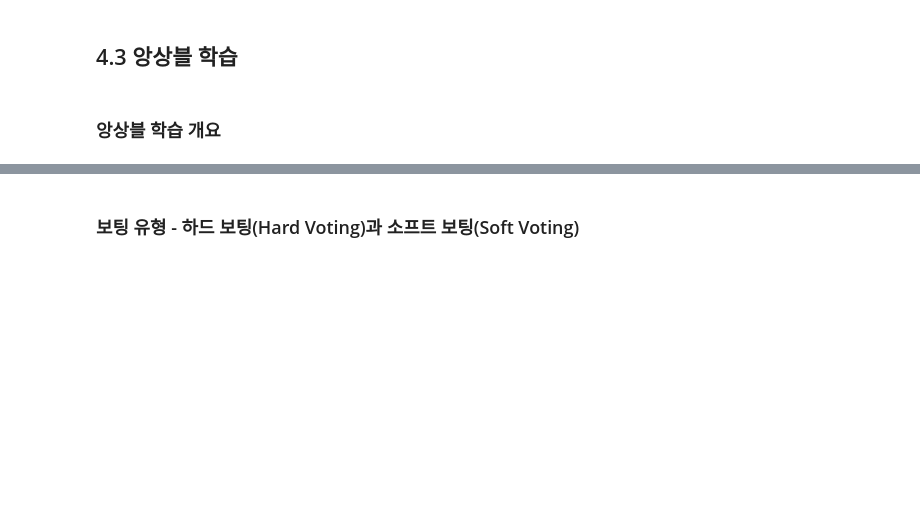
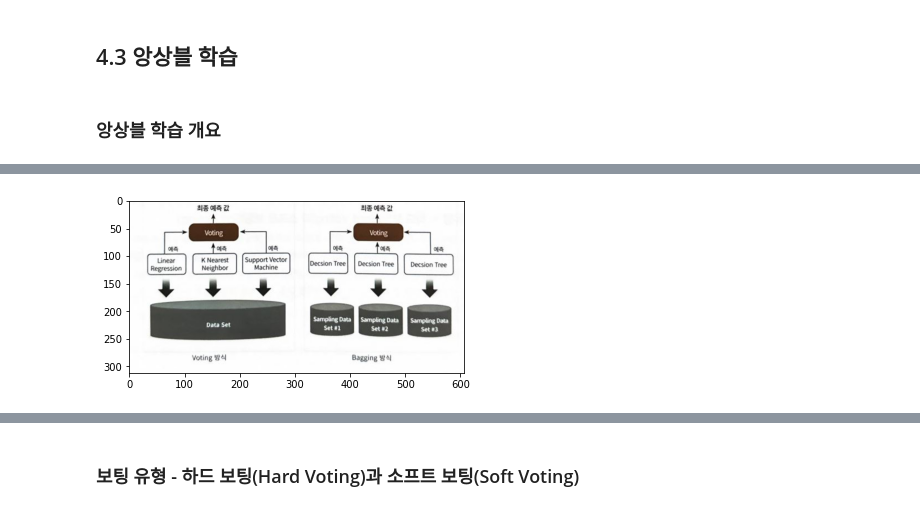
Before and after one commit to jsh1021902/CUAI_BASIC, a Jupyter notebook: Basic_정서현_4주차.ipynb, the cells around one changed output, grey strips where cells are left out. Cells and saved outputs as stored; diff of their text form; code cells hidden in the pictures; blank space fills up the shorter version.

```diff
--- a/Basic_정서현_4주차.ipynb
+++ b/Basic_정서현_4주차.ipynb
@@ -574,0 +594,10 @@ plt.show()
+# %%
+import matplotlib.pyplot as plt
+from matplotlib.image import imread
+
+img = imread('/content/drive/My Drive/CUAI_BASIC/보팅배깅.JPG')         # 이미지 읽어오기(적절한 경로를 설정해야 함)
+
+plt.imshow(img)                                                               # 읽어온 이미지 표시
+plt.show()
+# %% [output]
+[figure, added]
```
Also changed, not shown: parts of 14 cells of this notebook.
